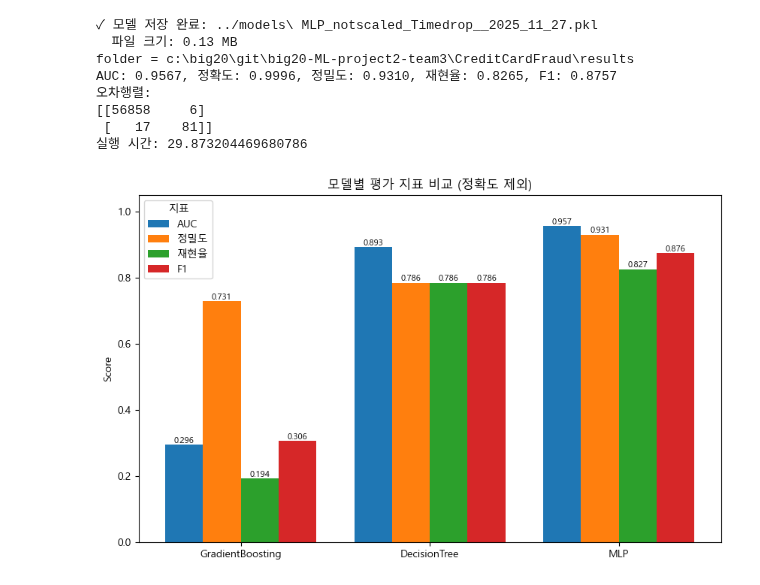
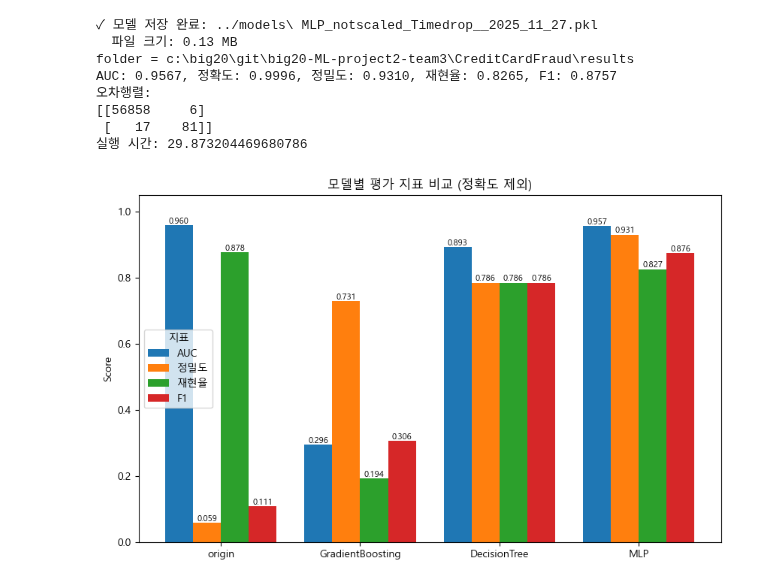
Before and after one commit to jaemin1020/big20-ML-project2-team3, a Jupyter notebook: CreditCardFraud/src/lsj_0_notscaled_Timedrop_models.ipynb, the cells around one changed output. Saved outputs shown, nothing was run; the diff lists cells and outputs as text; code cells hidden in the pictures.

```diff
--- a/CreditCardFraud/src/lsj_0_notscaled_Timedrop_models.ipynb
+++ b/CreditCardFraud/src/lsj_0_notscaled_Timedrop_models.ipynb
@@ -138,34 +138,35 @@ AUC: 0.9567, 정확도: 0.9996, 정밀도: 0.9310, 재현율: 0.8265, F1: 0.8757
 rc('font', family='Malgun Gothic')  # Windows 기본 한글 폰트
 plt.rcParams['axes.unicode_minus'] = False
 
+origin = {'AUC': 0.9596, '정확도': 0.9757, '정밀도': 0.0589, '재현율': 0.8776, 'F1': 0.1105}
 gb = {'AUC': 0.2959,'정밀도': 0.7308, '재현율': 0.1939, 'F1': 0.3065}
 dt = {'AUC': 0.8927,'정밀도': 0.7857, '재현율': 0.7857, 'F1': 0.7857}
 mlp = {'AUC': 0.9567,'정밀도': 0.9310, '재현율': 0.8265, 'F1': 0.8757}
 
 keys_to_plot = ['AUC', '정밀도', '재현율', 'F1']
-results = {'GradientBoosting' : gb, 'DecisionTree' : dt, 'MLP' : mlp}
+results = {'origin':origin, 'GradientBoosting' : gb, 'DecisionTree' : dt, 'MLP' : mlp}
 
 models = list(results.keys())
 x = np.arange(len(models))
 width = 0.2  # 각 지표별 바 간격
 
 plt.figure(figsize=(10,6))
 
 for i, key in enumerate(keys_to_plot):
     values = [results[model][key] for model in models]
     bars = plt.bar(x + i*width, values, width=width, label=key)
 
     # 각 바 위에 점수 표시
     for bar in bars:
         height = bar.get_height()
         plt.text(bar.get_x() + bar.get_width()/2, height + 0.005, f"{height:.3f}", ha='center', fontsize=8)
 
 # x축 모델 이름
 plt.xticks(x + width*1.5, models)
 plt.ylim(0, 1.05)
 plt.title("모델별 평가 지표 비교 (정확도 제외)")
 plt.ylabel("Score")
 plt.legend(title="지표")
 plt.show()
 # %% [output]
-[figure, old version]
+[figure, new version]
```
Also changed, not shown: 1 other file.
